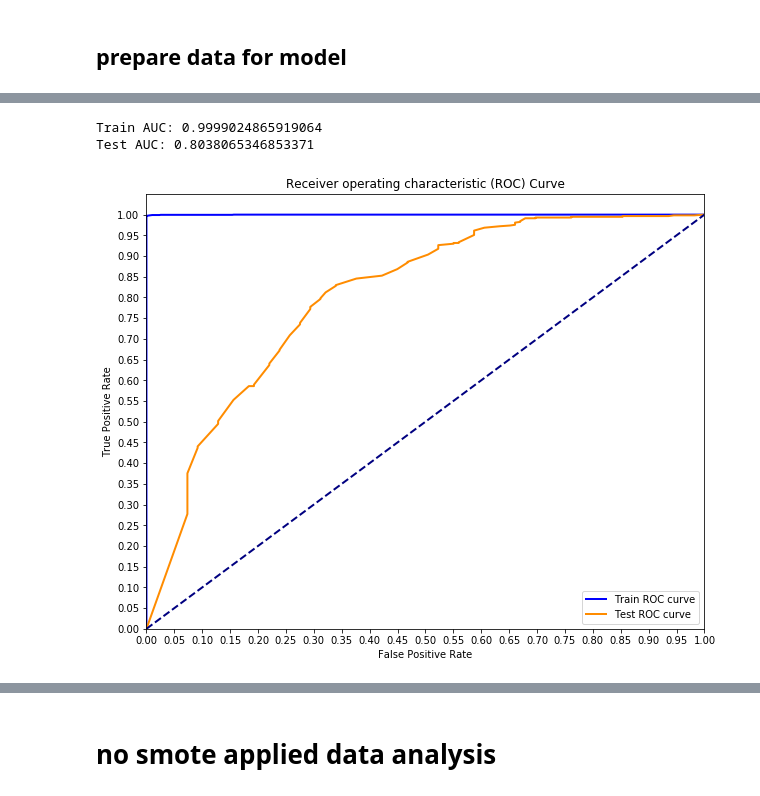
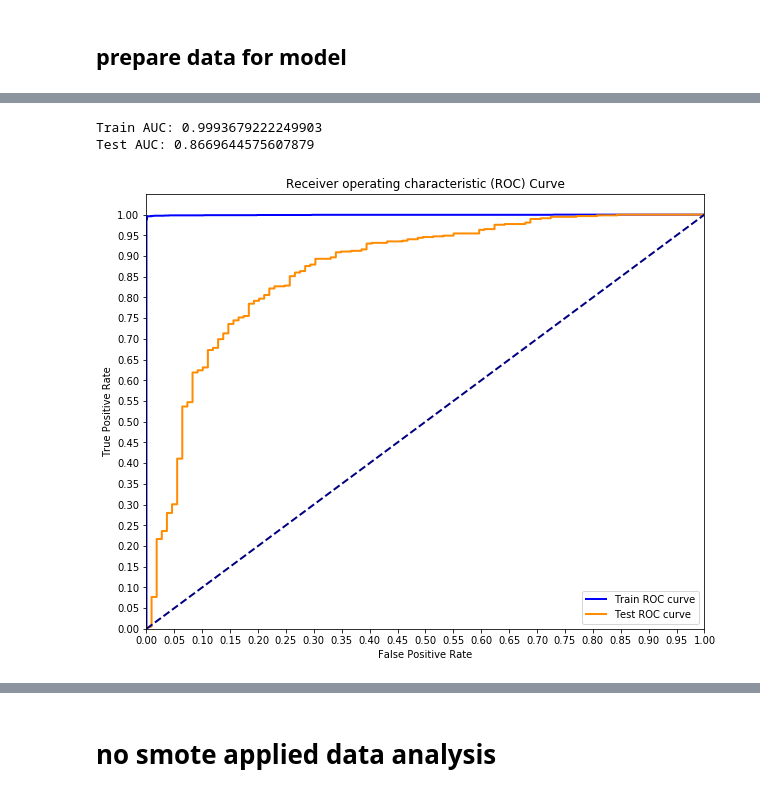
Before and after one commit to 8REN/NLP_sentiment_classification_tweets, a Jupyter notebook: statistical_methods.ipynb, the cells around one changed output, grey strips where cells are left out. Cells and saved outputs as stored; diff of their text form; code cells hidden in the pictures.

```diff
--- a/statistical_methods.ipynb
+++ b/statistical_methods.ipynb
@@ -133,6 +186,7 @@ df = pd.read_csv('pn_df.csv')
 le = LabelEncoder()
 y = df['target'].copy()
 le.fit_transform(y)
+y = y.astype('category')
 # define independent variable
 X = df.wordl.copy()
 # split data
@@ -156,6 +207,7 @@ Validation shape: (272, 16802)
 # %%
+#(ngram_range=(1,2)
 pipeline = Pipeline([ ('vect', CountVectorizer(ngram_range=(1,2))),
-                     ('tfidf', TfidfTransformer(use_idf=True)), ])
+                     ('tfidf', TfidfTransformer(use_idf=True))])
 X_train = pipeline.fit_transform(X_train).todense()
 X_test = pipeline.transform(X_test).todense()
 # %%
@@ -347,0 +380,12 @@ array([[ 24,  85],
+# %%
+# Instantiate multinomial bayes
+mnb = MultinomialNB(alpha=0.1, fit_prior=True)
+
+# Fit the model to training data
+mnb_model = mnb.fit(X_train, y_train)
+
+# Predict on test set
+y_pred_mnb = mnb_model.predict(X_test)
+print(mnb_model.score(X_train, y_train))
+print(mnb_model.score(X_test, y_test))
+print(classification_report(y_test, y_pred_mnb))
@@ -348,37 +425,39 @@ array([[ 24,  85],
 # %%
-test_probs = rf_model.predict_proba(X3_test)
+
+#plot roc/auc
+test_probs = mnb_model.predict_proba(X_test)
 preds  = test_probs[:,1]
-train_probs = rf_model.predict_proba(X3_train)
+train_probs = mnb_model.predict_proba(X_train)
 y_train_score  = train_probs[:,1]
 
 
-train_fpr, train_tpr, train_thresholds = roc_curve(y3_train, y_train_score)
-test_fpr, test_tpr, test_thresholds = roc_curve(y3_test, preds)
+train_fpr, train_tpr, train_thresholds = roc_curve(y_train, y_train_score)
+test_fpr, test_tpr, test_thresholds = roc_curve(y_test, preds)
 
-dt_fpr, dt_tpr, dt_th = roc_curve(y3_test, preds)
+dt_fpr, dt_tpr, dt_th = roc_curve(y_test, preds)
 
 print('Train AUC: {}'.format(auc(train_fpr, train_tpr)))
 print('Test AUC: {}'.format(auc(test_fpr, test_tpr)))
 
 plt.figure(figsize=(10, 8))
 lw = 2
 
 plt.plot(train_fpr, train_tpr, color='blue',
          lw=lw, label='Train ROC curve')
 plt.plot(test_fpr, test_tpr, color='darkorange',
          lw=lw, label='Test ROC curve')
 
 plt.plot([0, 1], [0, 1], color='navy', lw=lw, linestyle='--')
 plt.xlim([0.0, 1.0])
 plt.ylim([0.0, 1.05])
 plt.yticks([i/20.0 for i in range(21)])
 plt.xticks([i/20.0 for i in range(21)])
 plt.xlabel('False Positive Rate')
 plt.ylabel('True Positive Rate')
 plt.title('Receiver operating characteristic (ROC) Curve')
 plt.legend(loc='lower right')
 plt.show()
 # %% [output]
-Train AUC: 0.9999024865919064
-Test AUC: 0.8038065346853371
+Train AUC: 0.9993679222249903
+Test AUC: 0.8669644575607879
-[figure, old version]
+[figure, new version]
```
Also changed, not shown: parts of 119 cells of this notebook, 12 other files.
